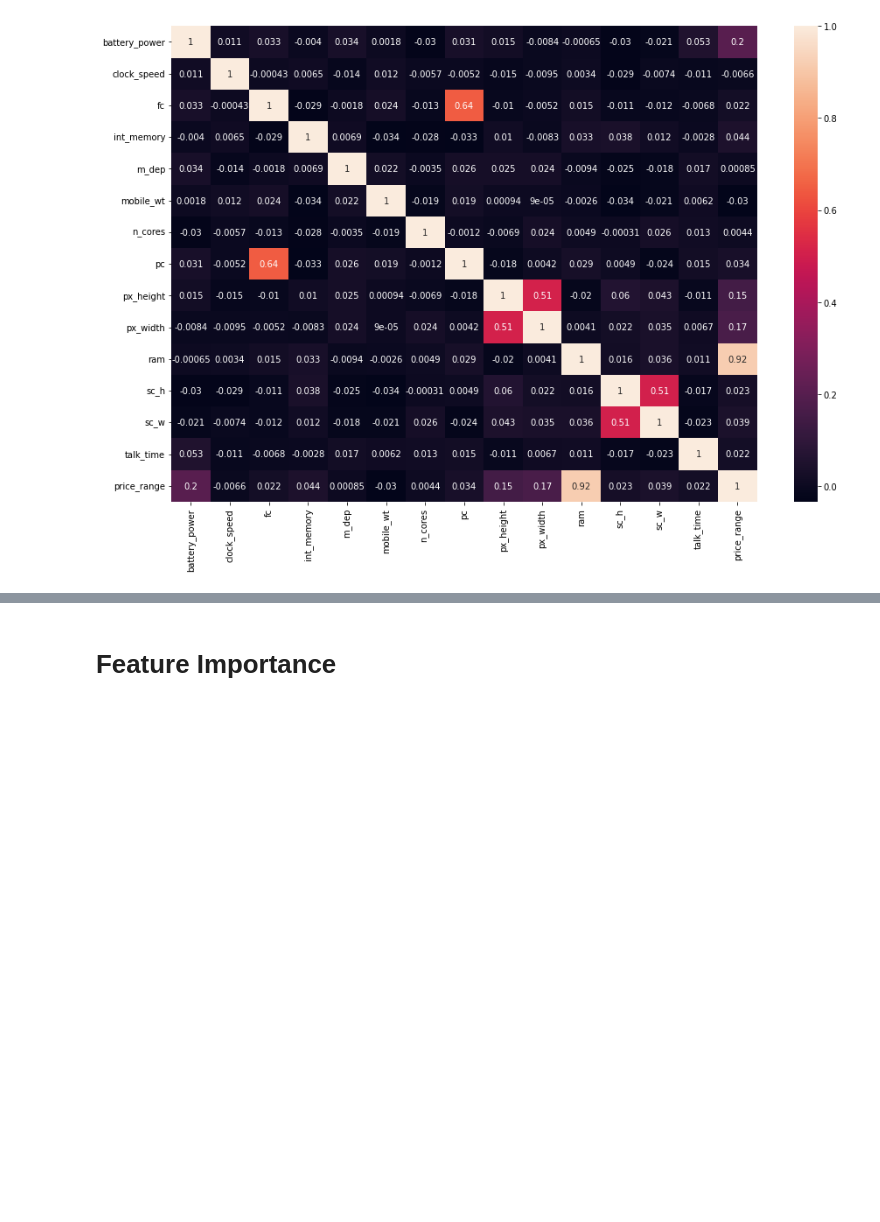
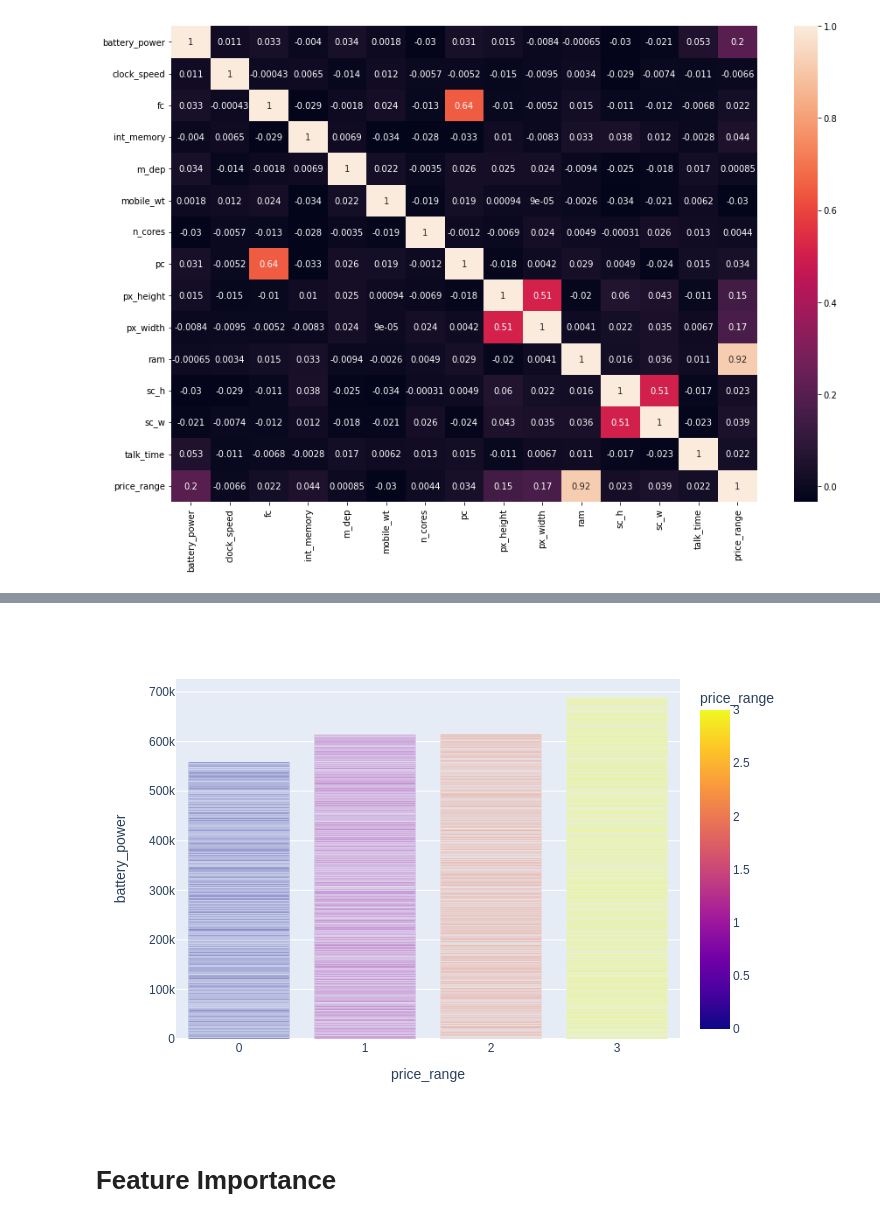
Before and after one commit to TatKhachatryan/Classification-Project, a Jupyter notebook: Mobile_Price_Classification.ipynb, the cells around one changed output, grey strips where cells are left out. Drawn from its saved outputs; the diff is of its cells as text; code cells hidden in the pictures; blank space fills up the shorter version.

```diff
--- a/Mobile_Price_Classification.ipynb
+++ b/Mobile_Price_Classification.ipynb
@@ -103,3 +114,8 @@ fig.show(renderer="png")
+# %%
+fig = px.bar(train, x='price_range', y='battery_power',  color='price_range')
+fig.show(renderer="png")
+# %% [output]
+[figure, added]
 # %% [markdown]
 # Feature Importance
 # %%
```
Also changed, not shown: parts of 10 cells of this notebook.
